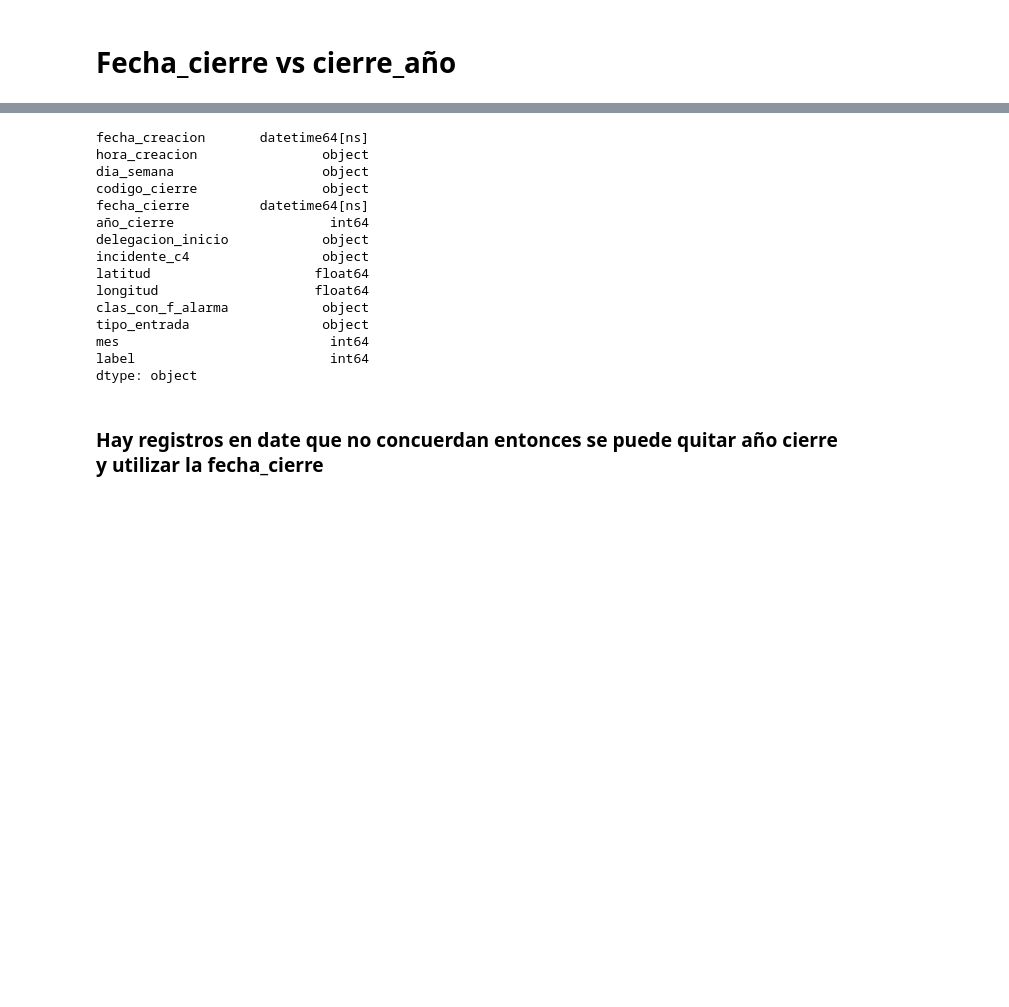
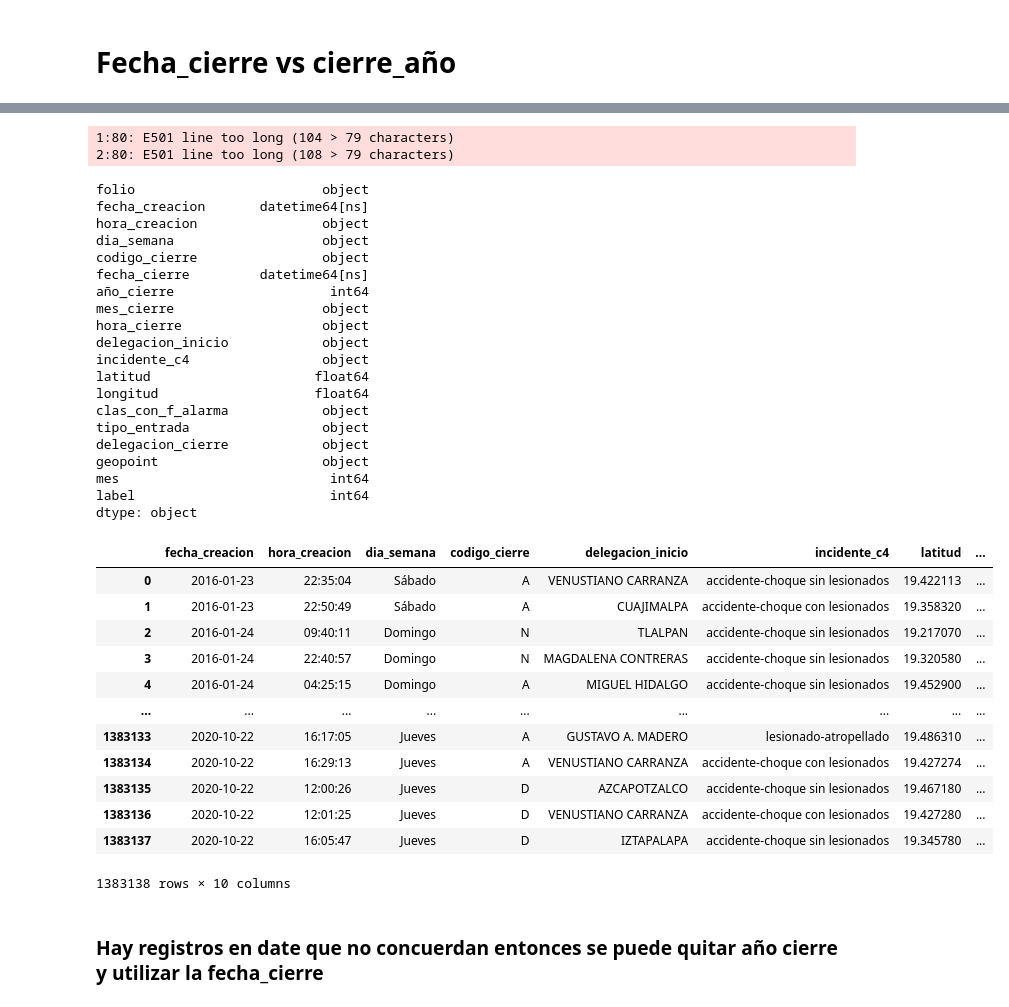
Before and after one commit to caroacostatovany/accidentes-viales-CDMX, a Jupyter notebook: notebooks/EDA_GEDA_Caro.ipynb, the cells around one changed output, grey strips where cells are left out. Cells and saved outputs as stored; diff of their text form; code cells hidden in the pictures; blank space fills up the shorter version.

Commit message:
Agregar utils, y eliminación y creación de variables utiles para graficar

```diff
--- a/notebooks/EDA_GEDA_Caro.ipynb
+++ b/notebooks/EDA_GEDA_Caro.ipynb
@@ -93,30 +45,3 @@ Se pueden eliminar:
     + Mes y/o mes_cierre
     + Folio
     + Clas con f alarma
-# %%
-incidentes_viales_df.codigo_cierre.mask(incidentes_viales_df.codigo_cierre ==
-                                        r"(A) La unidad de atención a emergencias fue despachada, "
-                                        "llegó al lugar de los hechos y confirmó la emergencia reportada",
-                                        'A', inplace=True)
-incidentes_viales_df.codigo_cierre.mask(incidentes_viales_df.codigo_cierre ==
-                                        r'(N) La unidad de atención a emergencias fue despachada, '
-                                        'llegó al lugar de los hechos, pero en el sitio del evento '
-                                        'nadie solicitó el apoyo de la unidad',
-                                        'N', inplace=True)
-incidentes_viales_df.codigo_cierre.mask(incidentes_viales_df.codigo_cierre ==
-                                        r'(D) El incidente reportado se registró en dos o más '
-                                        'ocasiones procediendo a mantener un único reporte (afirmativo,'
-                                        ' informativo, negativo o falso) como el identificador para el '
-                                        'incidente',
-                                        'D', inplace=True)
-incidentes_viales_df.codigo_cierre.mask(incidentes_viales_df.codigo_cierre ==
-                                        r'(F) El operador/a o despachador/a identifican, antes de dar '
-                                        'respuesta a la emergencia, que ésta es falsa. O al ser '
-                                        'despachada una unidad de atención a emergencias en el lugar '
-                                        'de los hechos se percatan que el incidente no corresponde al '
-                                        'reportado inicialmente',
-                                        'F', inplace=True)
-incidentes_viales_df.codigo_cierre.mask(incidentes_viales_df.codigo_cierre ==
-                                        r'(I) El incidente reportado es afirmativo y se añade '
-                                        'información adicional al evento',
-                                        'I', inplace=True)
@@ -136,3 +48,5 @@ incidentes_viales_df.codigo_cierre.mask(incidentes_viales_df.codigo_cierre ==
+# %%
+incidentes_viales_df = generate_label(incidentes_viales_df)
 # %%
 incidentes_viales_df.codigo_cierre
 # %% [output]
@@ -1222,5 +1128,5 @@ plt.show()
 # %% [markdown]
 # Fecha_cierre vs cierre_año
 # %%
-incidentes_viales_df['fecha_creacion'] = incidentes_viales_df['fecha_creacion'].astype(timestamp)
+# incidentes_viales_df['fecha_creacion'] = incidentes_viales_df['fecha_creacion'].astype(timestamp)
 # %% [output]
@@ -1261,24 +1185,50 @@ for j in list_mes:
 # %%
 incidentes_viales_df.fecha_cierre = pd.to_datetime(incidentes_viales_df.fecha_cierre, format="%d/%m/%Y")
 incidentes_viales_df.fecha_creacion = pd.to_datetime(incidentes_viales_df.fecha_creacion, format="%d/%m/%Y")
+# %% [output]
+1:80: E501 line too long (104 > 79 characters)
+2:80: E501 line too long (108 > 79 characters)
 # %%
 incidentes_viales_df.dtypes
 # %% [output]
+folio                        object
 fecha_creacion       datetime64[ns]
 hora_creacion                object
 dia_semana                   object
 codigo_cierre                object
 fecha_cierre         datetime64[ns]
 año_cierre                    int64
+mes_cierre                   object
+hora_cierre                  object
 delegacion_inicio            object
 incidente_c4                 object
 latitud                     float64
 longitud                    float64
 clas_con_f_alarma            object
 tipo_entrada                 object
+delegacion_cierre            object
+geopoint                     object
 mes                           int64
 label                         int64
 dtype: object
+# %%
+incidentes_df = remove_variables_non_useful(incidentes_viales_df)
+# %%
+incidentes_df
+# %% [output]
+|  | fecha_creacion | hora_creacion | dia_semana | codigo_cierre | delegacion_inicio | incidente_c4 | latitud | ... |
+| 0 | 2016-01-23 | 22:35:04 | Sábado | A | VENUSTIANO CARRANZA | accidente-choque sin lesionados | 19.422113 | ... |
+| 1 | 2016-01-23 | 22:50:49 | Sábado | A | CUAJIMALPA | accidente-choque con lesionados | 19.358320 | ... |
+| 2 | 2016-01-24 | 09:40:11 | Domingo | N | TLALPAN | accidente-choque sin lesionados | 19.217070 | ... |
+| 3 | 2016-01-24 | 22:40:57 | Domingo | N | MAGDALENA CONTRERAS | accidente-choque sin lesionados | 19.320580 | ... |
+| 4 | 2016-01-24 | 04:25:15 | Domingo | A | MIGUEL HIDALGO | accidente-choque sin lesionados | 19.452900 | ... |
+| ... | ... | ... | ... | ... | ... | ... | ... | ... |
+| 1383133 | 2020-10-22 | 16:17:05 | Jueves | A | GUSTAVO A. MADERO | lesionado-atropellado | 19.486310 | ... |
+| 1383134 | 2020-10-22 | 16:29:13 | Jueves | A | VENUSTIANO CARRANZA | accidente-choque con lesionados | 19.427274 | ... |
+| 1383135 | 2020-10-22 | 12:00:26 | Jueves | D | AZCAPOTZALCO | accidente-choque sin lesionados | 19.467180 | ... |
+| 1383136 | 2020-10-22 | 12:01:25 | Jueves | D | VENUSTIANO CARRANZA | accidente-choque con lesionados | 19.427280 | ... |
+| 1383137 | 2020-10-22 | 16:05:47 | Jueves | D | IZTAPALAPA | accidente-choque sin lesionados | 19.345780 | ... |
+1383138 rows × 10 columns
 # %% [markdown]
 ### Hay registros en date que no concuerdan entonces se puede quitar año cierre y utilizar la fecha_cierre
 # %%
```
Also changed, not shown: parts of 12 cells of this notebook, 2 other files.
